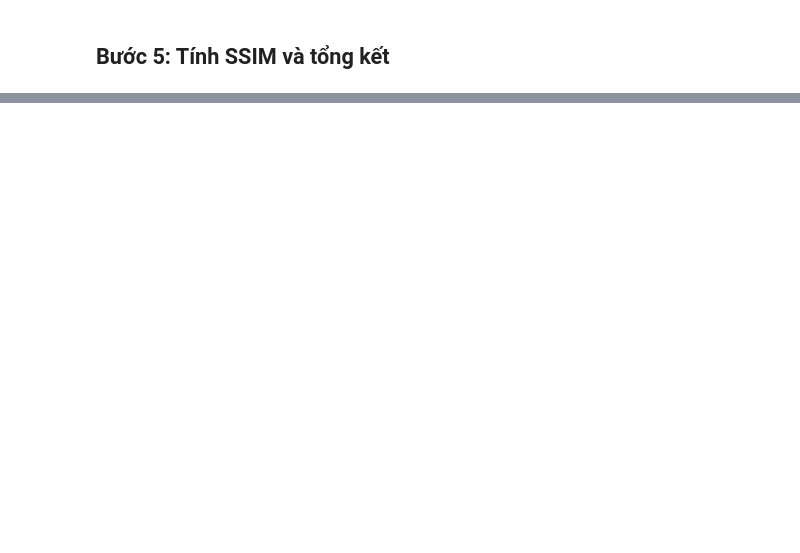
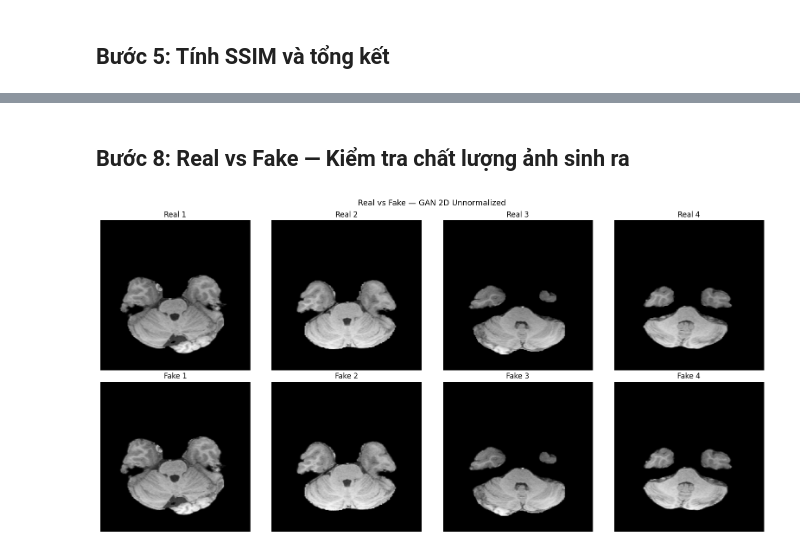
Before and after one commit to 24022404/BrainAgeGAN, a Jupyter notebook: 08_evaluation.ipynb, the cells around one changed output, grey strips where cells are left out. Cells and saved outputs as stored; diff of their text form; code cells hidden in the pictures; blank space fills up the shorter version.

```diff
--- a/08_evaluation.ipynb
+++ b/08_evaluation.ipynb
@@ -239,0 +319,32 @@ print(f'\nKết quả lưu tại: {OUTPUT_DIR}/metrics_summary.json')
+# %% [markdown]
+## Bước 8: Real vs Fake — Kiểm tra chất lượng ảnh sinh ra
+# %%
+# Lấy 4 sample từ loader 2D unnormalized (model tốt nhất 2D)
+G2D_unnorm.eval()
+real_samples, age_samples = next(iter(loader_2d_unnorm))
+real_samples = real_samples[:4].to(DEVICE)
+age_samples  = age_samples[:4].to(DEVICE)
+
+with torch.no_grad():
+    fake_samples = G2D_unnorm(real_samples, age_samples)
+
+fig, axes = plt.subplots(2, 4, figsize=(16, 8))
+fig.suptitle('Real vs Fake — GAN 2D Unnormalized', fontsize=13)
+
+for i in range(4):
+    real_np = (real_samples[i, 0].cpu().numpy() + 1) / 2
+    fake_np = (fake_samples[i, 0].cpu().numpy() + 1) / 2
+
+    axes[0][i].imshow(real_np, cmap='gray')
+    axes[0][i].set_title(f'Real {i+1}')
+    axes[0][i].axis('off')
+
+    axes[1][i].imshow(fake_np, cmap='gray')
+    axes[1][i].set_title(f'Fake {i+1}')
+    axes[1][i].axis('off')
+
+plt.tight_layout()
+plt.savefig(f'{OUTPUT_DIR}/real_vs_fake.png', dpi=100)
+plt.show()
+# %% [output]
+[figure, added]
```
Also changed, not shown: parts of 9 cells of this notebook, 14 other files.
